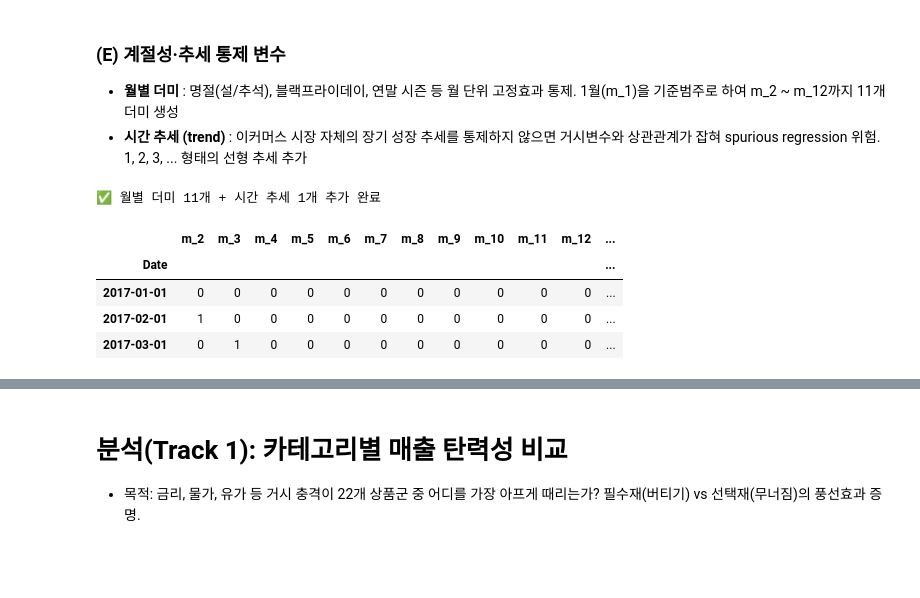
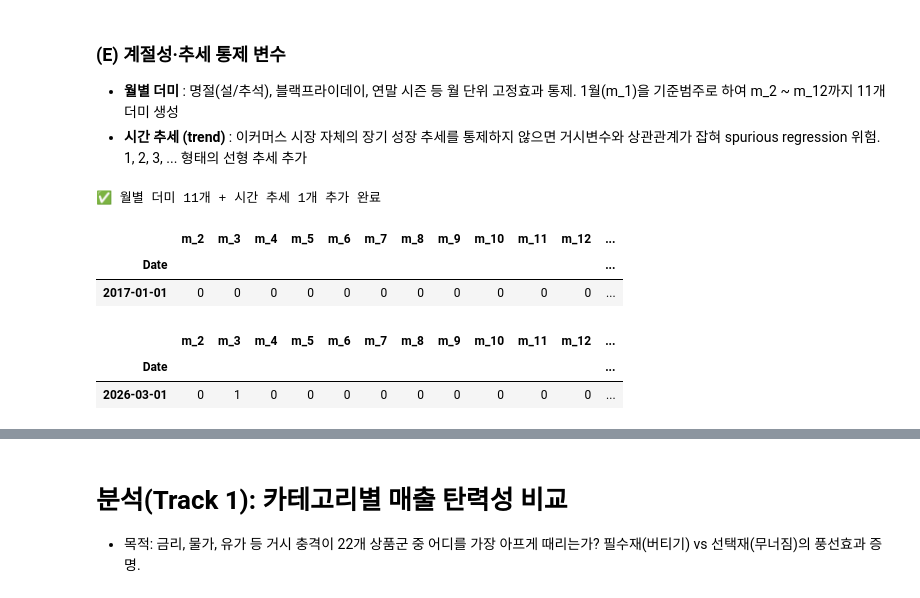
Before and after one commit to mathsjm32/Study, a Jupyter notebook: 공모전_논문_프로젝트.ipynb, the cells around one changed output, grey strips where cells are left out. Saved outputs shown, nothing was run; the diff lists cells and outputs as text; code cells hidden in the pictures; blank space fills up the shorter version.

```diff
--- a/공모전_논문_프로젝트.ipynb
+++ b/공모전_논문_프로젝트.ipynb
@@ -174,7 +175,7 @@ category_mapping['음식서비스'] = ['치킨', '피자', '햄버거', '자장
 category_mapping['기타서비스'] = ['가전제품렌탈비', '건강기기렌탈비', '이삿짐운송료', '사진서비스료', '가사도우미료', '택배이용료']
 
 # 담배, 연료 등 온라인 거래 불가/희박 품목 삭제
-category_mapping['기타'] = ['의료측정기', '보청기', '치료재료', '안경', '콘택트렌즈', '악기', '원예용품', '보일러', '감기약', '진통제', '소화제', '위장약', '진해거담제', '소염진통제', '피부질환제', '치과구강용약', '가정용비닐용품']
+category_mapping['기타'] = ['의료측정기', '보청기', '치료재료', '안경', '콘택트렌즈', '악기', '원예용품', '보일러', '감기약', '진통제', '소화제', '위장약', '진해거담제', '소염진통제', '피부질환제', '치과구강용약']
 # %%
 # 3. 실질 거래액(최종 종속변수 파생) 산출 함수 — 기하평균 기반 robust 합성
 def calculate_real_volume(df_sales, df_cpi, mapping_dict, method='geometric'):
@@ -390,7 +384,7 @@ df_living_cpi = df_living_raw.T
 
 # 인덱스(날짜 문자열) 전처리: '2016.01' -> '2016-01-01' 형태로 시계열 변환
 # 점(.)을 없애고 날짜형 객체로 바꿔줍니다.
-df_living_cpi.index = df_living_cpi.index.str.replace('.', '')
+df_living_cpi.index = df_living_cpi.index.astype(str).str.replace('.', '', regex=False)
 df_living_cpi.index = pd.to_datetime(df_living_cpi.index, format='%Y%m')
 df_living_cpi.index.name = 'Date'
 
@@ -406,7 +400,7 @@ df_living_cpi['생활물가상승률(YoY)'] = df_living_cpi[target_col].pct_chan
 df_living_feature = df_living_cpi[['생활물가상승률(YoY)']]
 
 # 4. 기존 실질거래액 데이터셋과 최종 결합 (Merge)
-# how='inner'를 통해 양쪽 데이터에 모두 존재하는 2017년 1월 ~ 2026년 2월 구간만 남깁니다.
+# how='inner'를 통해 양쪽 데이터에 모두 존재하는 구간만 남깁니다.
 df_master_final = df_master_final.join(df_living_feature, how='inner')
 # %%
 # 결과 확인
@@ -685,26 +690,28 @@ display(df_log[vol_cols + ['거시스트레스지수', '금리X생활물가']].t
 # %%
 # ==============================================================================
 # (E) 계절성 더미(월별) + 시간 추세
 # ==============================================================================
 # (E-1) 월별 더미 — 1월을 기준범주로 두고 m_2 ~ m_12 (총 11개) 생성
 month_dummies = pd.get_dummies(
     pd.Series(df_log.index.month, index=df_log.index),
     prefix='m', drop_first=True
 ).astype(int)
 df_log = df_log.join(month_dummies)
 
 # (E-2) 시간 추세 — 이커머스 시장 자체의 장기 성장 추세 통제
 df_log['trend'] = np.arange(1, len(df_log) + 1)
 
 print(f"✅ 월별 더미 {month_dummies.shape[1]}개 + 시간 추세 1개 추가 완료")
-display(df_log[list(month_dummies.columns) + ['trend']].head(3))
+display(df_log[list(month_dummies.columns) + ['trend']].head(1))
+display(df_log[list(month_dummies.columns) + ['trend']].tail(1))
 # %% [output]
 ✅ 월별 더미 11개 + 시간 추세 1개 추가 완료
 |  | m_2 | m_3 | m_4 | m_5 | m_6 | m_7 | m_8 | m_9 | m_10 | m_11 | m_12 | ... |
 | Date |  |  |  |  |  |  |  |  |  |  |  | ... |
 | 2017-01-01 | 0 | 0 | 0 | 0 | 0 | 0 | 0 | 0 | 0 | 0 | 0 | ... |
-| 2017-02-01 | 1 | 0 | 0 | 0 | 0 | 0 | 0 | 0 | 0 | 0 | 0 | ... |
-| 2017-03-01 | 0 | 1 | 0 | 0 | 0 | 0 | 0 | 0 | 0 | 0 | 0 | ... |
+|  | m_2 | m_3 | m_4 | m_5 | m_6 | m_7 | m_8 | m_9 | m_10 | m_11 | m_12 | ... |
+| Date |  |  |  |  |  |  |  |  |  |  |  | ... |
+| 2026-03-01 | 0 | 1 | 0 | 0 | 0 | 0 | 0 | 0 | 0 | 0 | 0 | ... |
 # %%
 # ==============================================================================
 # 최종 데이터셋 점검 (ARDL 입력 데이터 확정)
```
Also changed, not shown: parts of 15 cells of this notebook, 1 other file.
